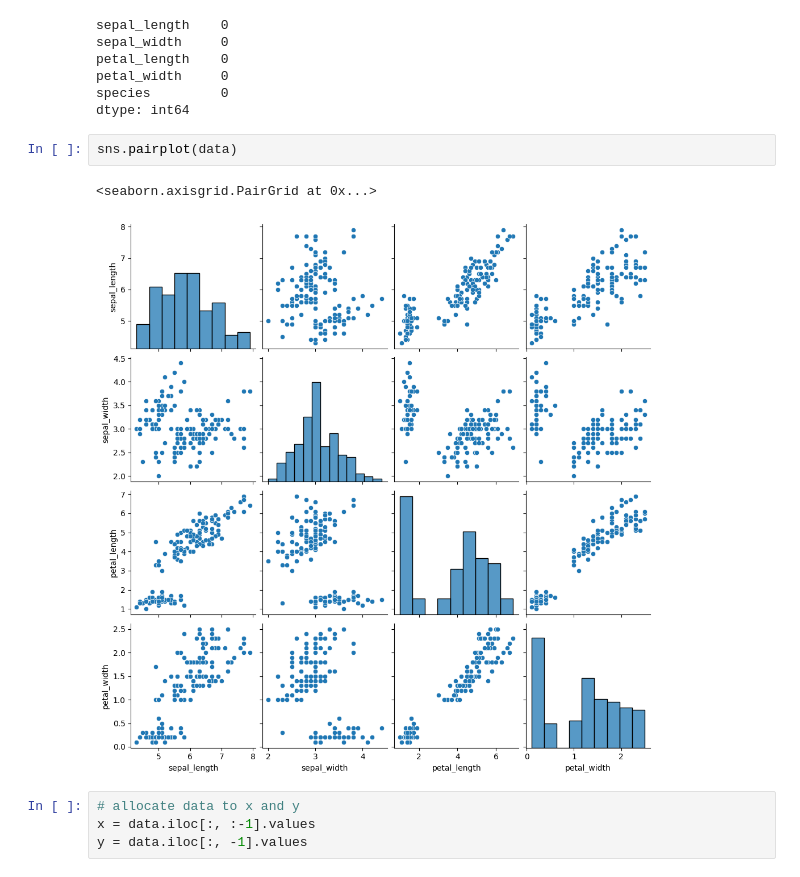
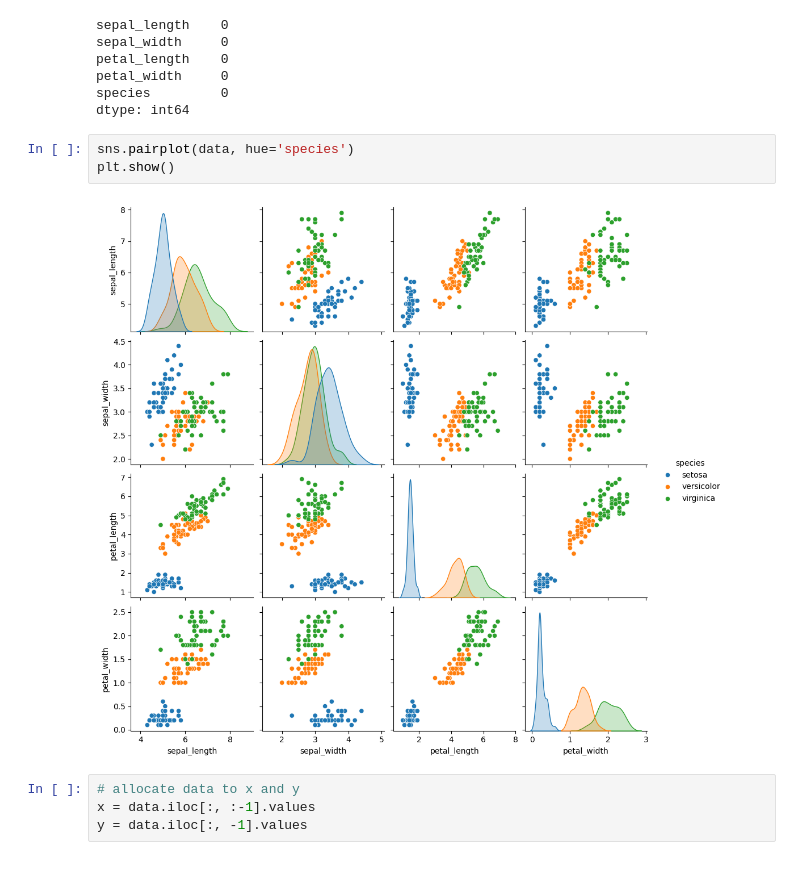
Before and after one commit to misalsathsara/Machine-Learning-Basic, a Jupyter notebook: SVM.ipynb, the cells around one changed output. Cells and saved outputs as stored; diff of their text form.

```diff
--- a/SVM.ipynb
+++ b/SVM.ipynb
@@ -56,10 +57,10 @@ petal_width     0
 species         0
 dtype: int64
 # %%
-sns.pairplot(data)
+sns.pairplot(data, hue='species')
+plt.show()
 # %% [output]
-<seaborn.axisgrid.PairGrid at 0x...>
-[figure, old version]
+[figure, new version]
 # %%
 # allocate data to x and y
 x = data.iloc[:, :-1].values
```
Also changed, not shown: parts of 11 cells of this notebook.
